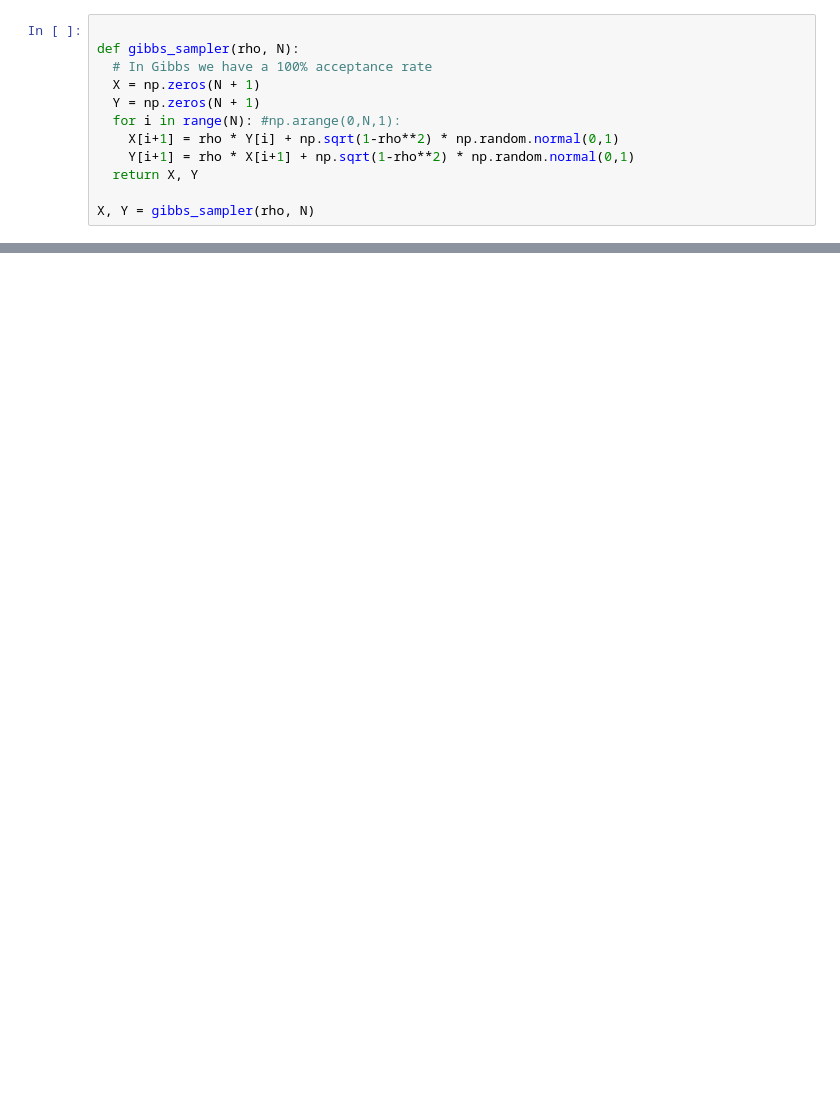
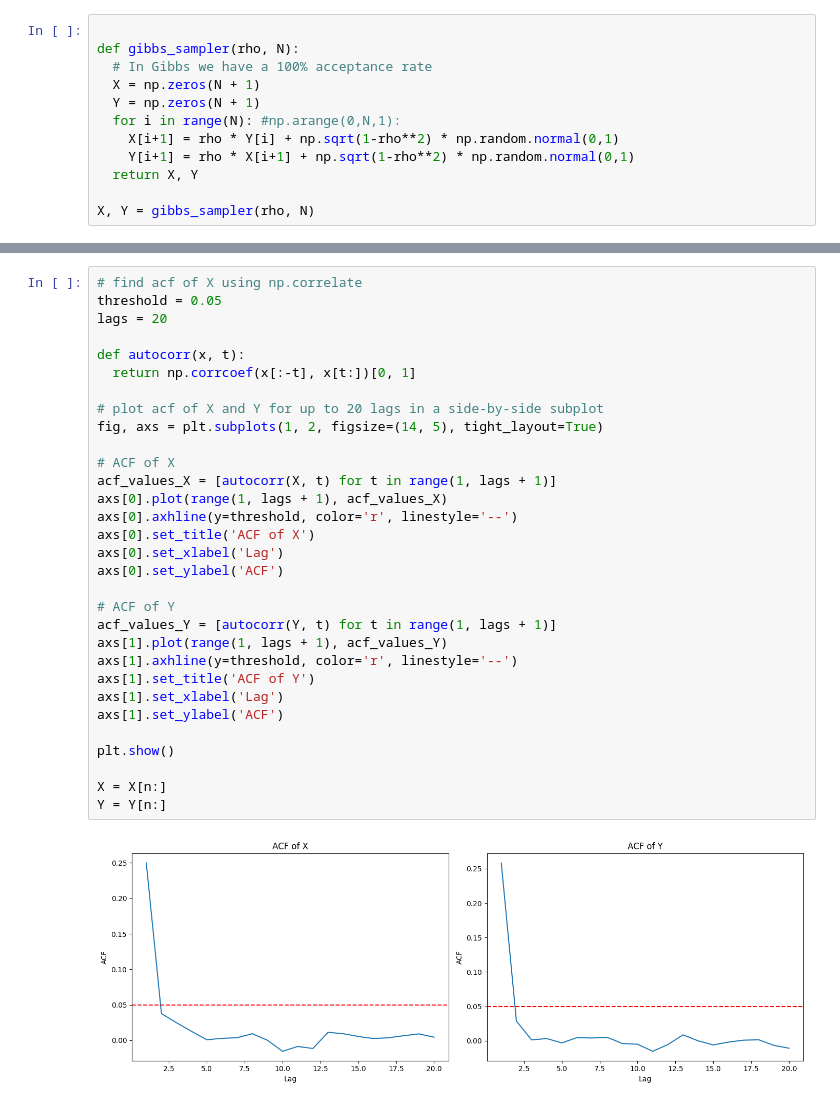
Before and after one commit to apurvanakade/2024F-monte-carlo-methods, a Jupyter notebook: Gibbs.ipynb, the cells around one changed output, grey strips where cells are left out. Cells and saved outputs as stored; diff of their text form; blank space fills up the shorter version.

```diff
--- a/Gibbs.ipynb
+++ b/Gibbs.ipynb
@@ -29 +76,34 @@ X, Y = gibbs_sampler(rho, N)
+# %%
+# find acf of X using np.correlate
+threshold = 0.05
+lags = 20
+
+def autocorr(x, t):
+  return np.corrcoef(x[:-t], x[t:])[0, 1]
+
+# plot acf of X and Y for up to 20 lags in a side-by-side subplot
+fig, axs = plt.subplots(1, 2, figsize=(14, 5), tight_layout=True)
+
+# ACF of X
+acf_values_X = [autocorr(X, t) for t in range(1, lags + 1)]
+axs[0].plot(range(1, lags + 1), acf_values_X)
+axs[0].axhline(y=threshold, color='r', linestyle='--')
+axs[0].set_title('ACF of X')
+axs[0].set_xlabel('Lag')
+axs[0].set_ylabel('ACF')
+
+# ACF of Y
+acf_values_Y = [autocorr(Y, t) for t in range(1, lags + 1)]
+axs[1].plot(range(1, lags + 1), acf_values_Y)
+axs[1].axhline(y=threshold, color='r', linestyle='--')
+axs[1].set_title('ACF of Y')
+axs[1].set_xlabel('Lag')
+axs[1].set_ylabel('ACF')
+
+plt.show()
+
+X = X[n:]
+Y = Y[n:]
+# %% [output]
+[figure, added]
 # %%
```
Also changed, not shown: parts of 6 cells of this notebook.
